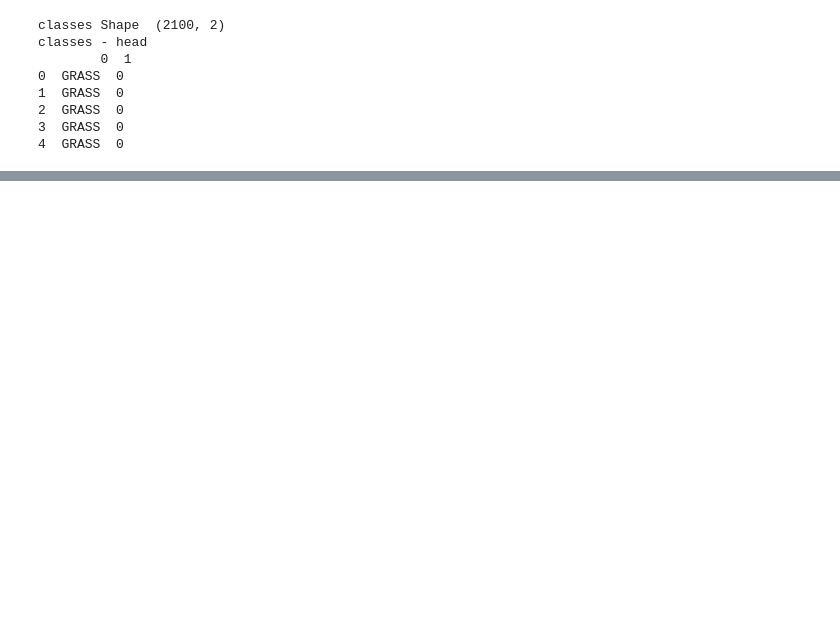
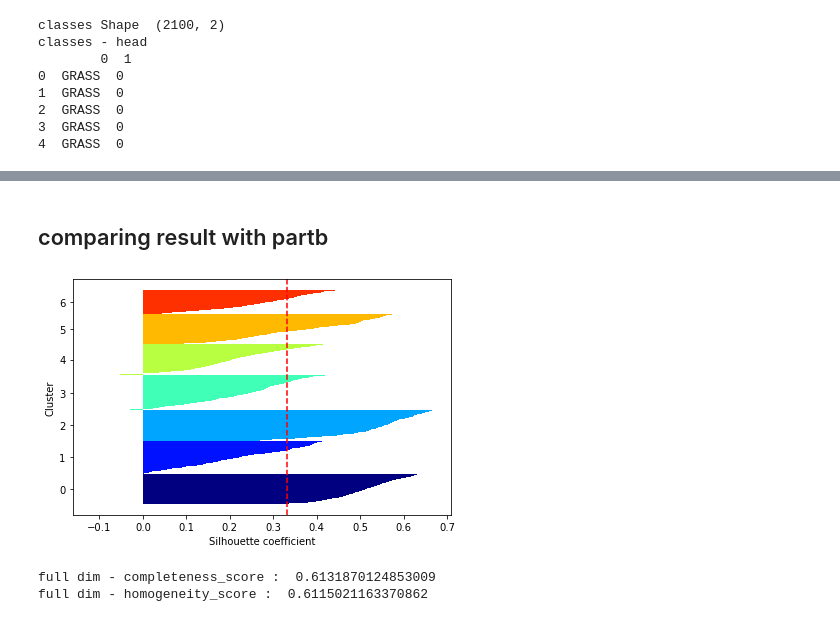
Before and after one commit to rsharm18/DSC478, a Jupyter notebook: Assignment4/1. PCA.ipynb, the cells around one changed output, grey strips where cells are left out. Cells and saved outputs as stored; diff of their text form; code cells hidden in the pictures; blank space fills up the shorter version.

```diff
--- a/Assignment4/1. PCA.ipynb
+++ b/Assignment4/1. PCA.ipynb
@@ -79,0 +339,11 @@ data
+# %% [markdown]
+## comparing result with partb
+# %%
+## output with full dimension
+plot_silhouettes(scaled_data,clusters)
+print("full dim - completeness_score : ",completeness_score(classes_arr,clusters))
+print("full dim - homogeneity_score : ",homogeneity_score(classes_arr,clusters))
+# %% [output]
+[figure, added]
+full dim - completeness_score :  0.6131870124853009
+full dim - homogeneity_score :  0.6115021163370862
```
Also changed, not shown: parts of 45 cells of this notebook.
